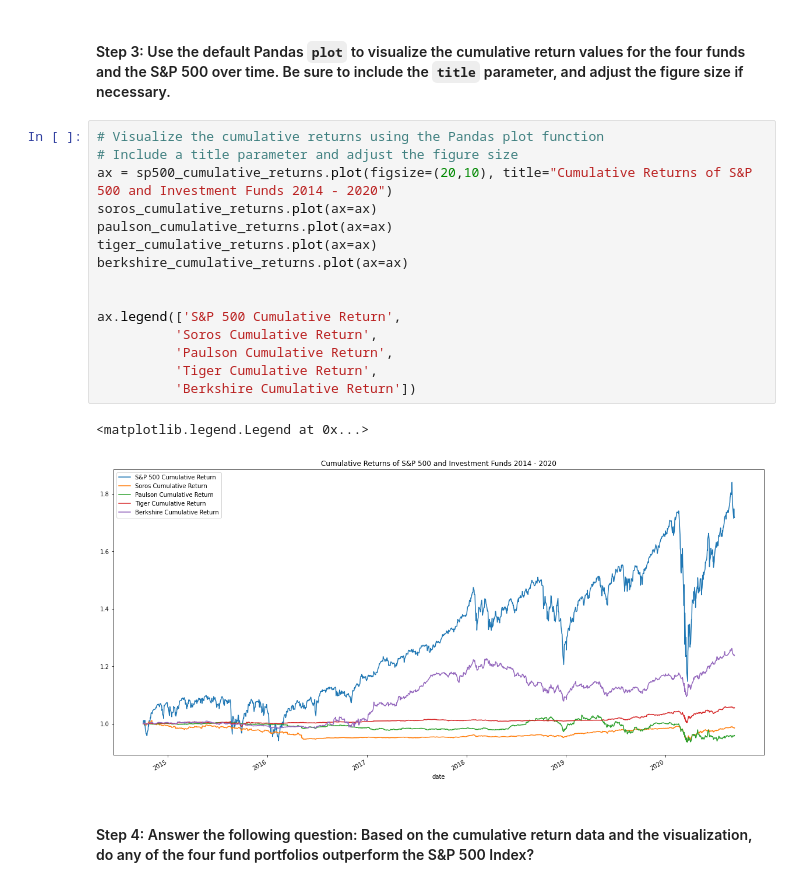
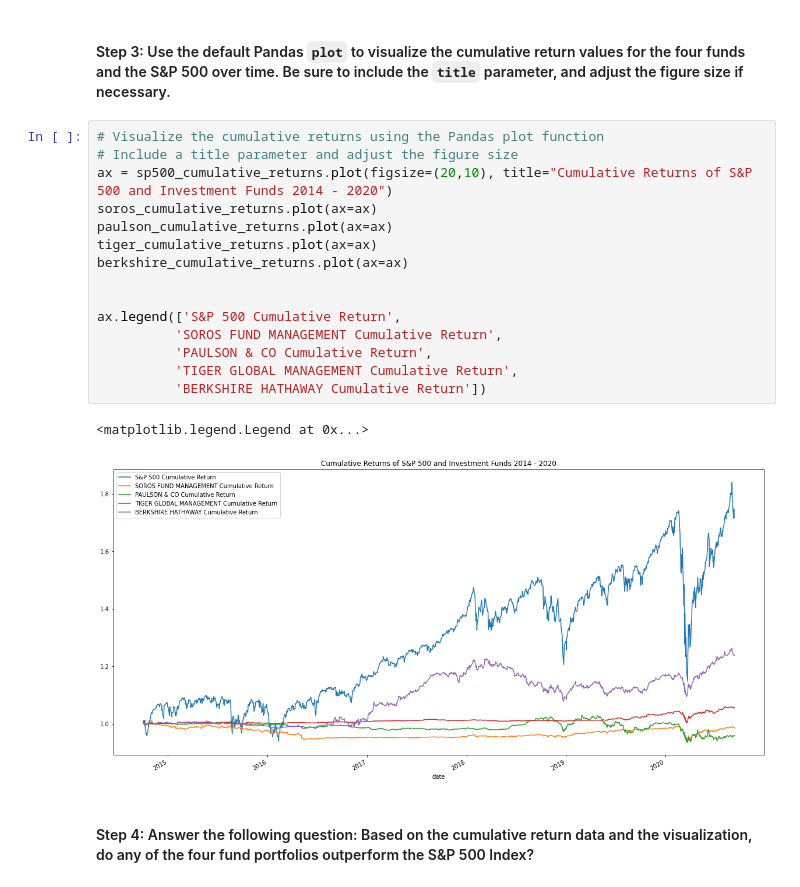
Before and after one commit to AnaIitico/quantitative_analysis, a Jupyter notebook: risk_return_analysis.ipynb, the cells around one changed output. Cells and saved outputs as stored; diff of their text form.

```diff
--- a/risk_return_analysis.ipynb
+++ b/risk_return_analysis.ipynb
@@ -136,21 +136,21 @@ display(berkshire_cumulative_returns.tail())
 # %%
 # Visualize the cumulative returns using the Pandas plot function
 # Include a title parameter and adjust the figure size
 ax = sp500_cumulative_returns.plot(figsize=(20,10), title="Cumulative Returns of S&P 500 and Investment Funds 2014 - 2020")
 soros_cumulative_returns.plot(ax=ax)
 paulson_cumulative_returns.plot(ax=ax)
 tiger_cumulative_returns.plot(ax=ax)
 berkshire_cumulative_returns.plot(ax=ax)
 
 
 ax.legend(['S&P 500 Cumulative Return',
-          'Soros Cumulative Return',
-          'Paulson Cumulative Return',
-          'Tiger Cumulative Return',
-          'Berkshire Cumulative Return'])
+          'SOROS FUND MANAGEMENT Cumulative Return',
+          'PAULSON & CO Cumulative Return',
+          'TIGER GLOBAL MANAGEMENT Cumulative Return',
+          'BERKSHIRE HATHAWAY Cumulative Return'])
 # %% [output]
 <matplotlib.legend.Legend at 0x...>
-[figure, old version]
+[figure, new version]
 # %% [markdown]
 #### Step 4: Answer the following question: Based on the cumulative return data and the visualization, do any of the four fund portfolios outperform the S&P 500 Index?
 # %% [markdown]
```
Also changed, not shown: parts of 20 cells of this notebook.
